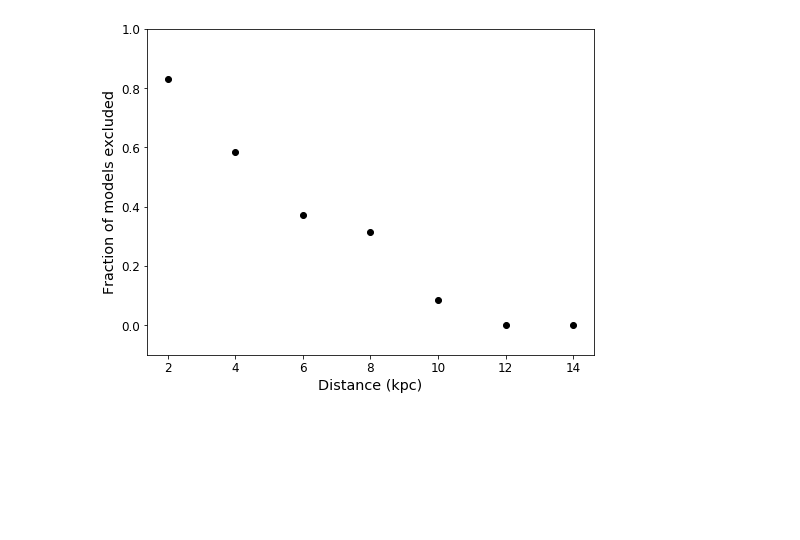
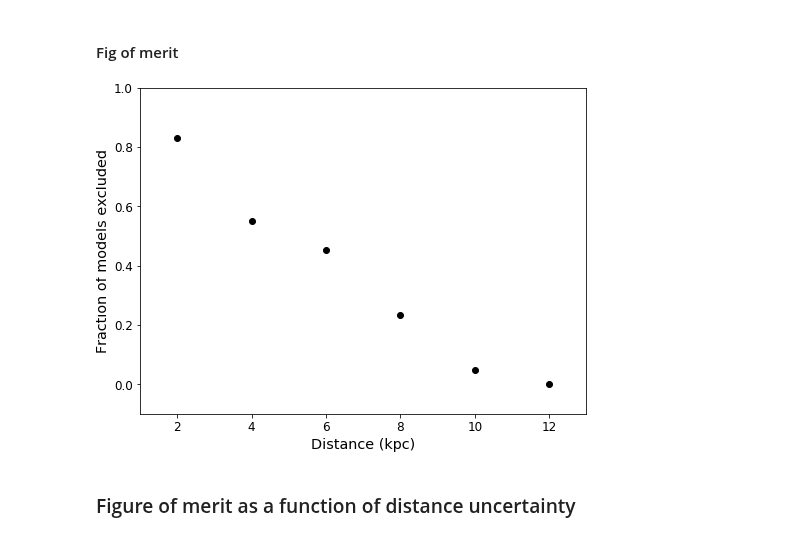
Before and after one commit to jfcrenshaw/halo, a Jupyter notebook: figMerit/plots_halo1.ipynb, the cells around one changed output. Drawn from its saved outputs; the diff is of its cells as text; code cells hidden in the pictures; blank space fills up the shorter version.

```diff
--- a/figMerit/plots_halo1.ipynb
+++ b/figMerit/plots_halo1.ipynb
@@ -27,8 +42,0 @@ plt.show()
-# %%
-# Good data (mostly)
-
-dist_good = []; excl_good = []
-for i in range(len(dist)):
-    if dist[i] <= 8:
-        dist_good.append(dist[i])
-        excl_good.append(excl[i])
@@ -35,27 +45,36 @@ for i in range(len(dist)):
 # %%
-# Extrapolation
+# good data
+dist01 = []
+excl01 = []
+for i in range(len(dist_uncert)):
+    if dist_uncert[i] == 0.1 and dist[i] <= 6:
+        dist01.append(dist[i])
+        excl01.append(excl[i])
 
 # linear fit and extrapolate
-params = np.polyfit(dist_good,excl_good,1)
+params = np.polyfit(dist01,excl01,1)
 def f(x):
     return params[0]*x + params[1]
-dist_extend = [10,12,14]
+dist_extend = [8,10,12,14]
 for d in dist_extend:
-    dist_good.append(d)
-    if f(d) >= 0:
-        excl_good.append(f(d))
-    else:
-        excl_good.append(0)
+    dist01.append(d)
+    excl01.append(f(d))
+
+# clip negative values
+excl01 = np.clip(excl01,0,1)
+# %% [markdown]
+#### Fig of merit
 # %%
-fig,ax = plt.subplots(1,1,figsize=(8,6))
-ax.scatter(dist_good,excl_good,color='black')
+fig1,ax1 = plt.subplots(1,1,figsize=(8,6))
+ax1.scatter(dist01,excl01,color='black')
 
-ax.set_ylim(-0.1,1)
-ax.set_ylabel('Fraction of models excluded')
-ax.set_xlabel('Distance (kpc)')
-
-pylab.savefig('figure_of_merit_halo1.png')
+ax1.set_xlim(1,13)
+ax1.set_ylim(-0.1,1)
+ax1.set_xlabel('Distance (kpc)')
+ax1.set_ylabel('Fraction of models excluded')
 
 plt.show()
 # %% [output]
-[figure, old version]
+[figure, new version]
+# %% [markdown]
+### Figure of merit as a function of distance uncertainty
```
Also changed, not shown: parts of 15 cells of this notebook, 9 other files.
